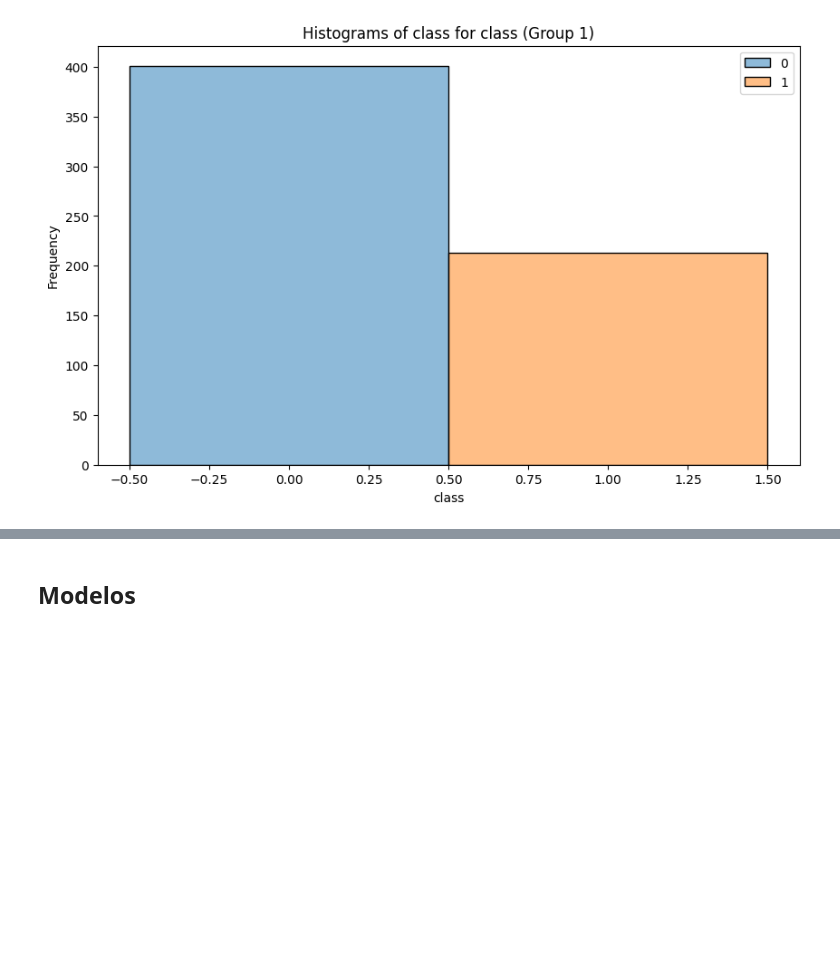
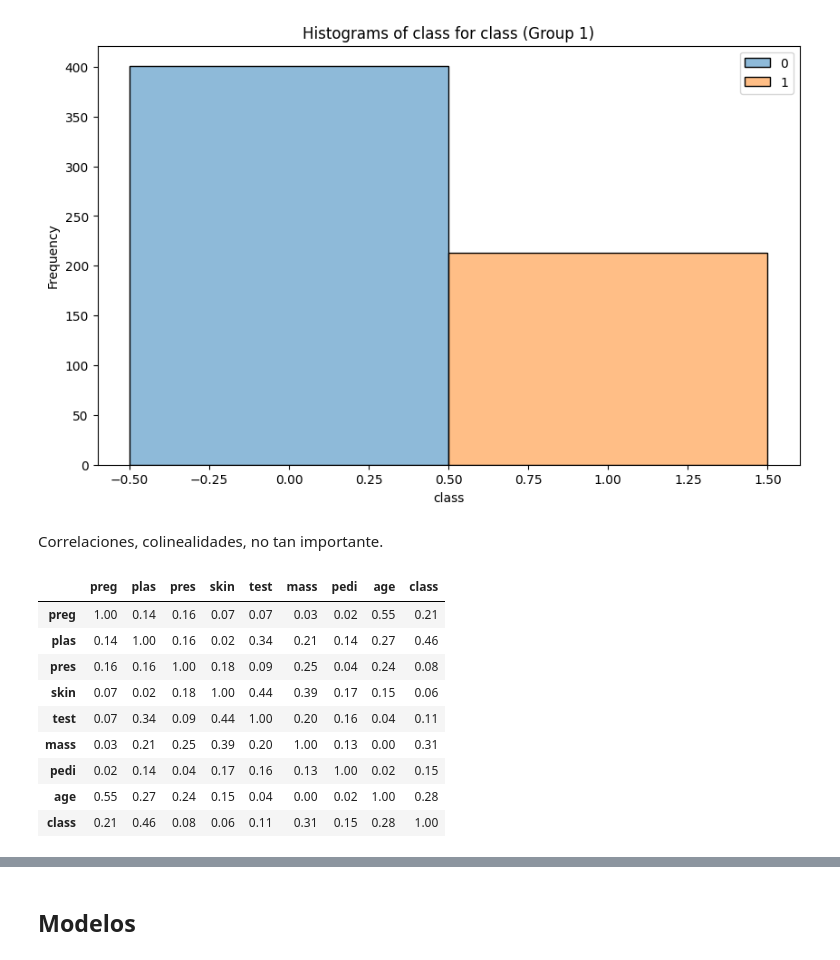
Before and after one commit to MariaRepository/ONLINE_DS_THEBRIDGE_MariaFernandez, a Jupyter notebook: 04_Machine_Learning/Sprint_13/Unidad_02/Practica_Obligatoria/18_Practica_Obligatoria_Ensamblado_de_modelos,_bagging,_boosting,_random_forest_y_gbts.ipynb, the cells around one changed output, grey strips where cells are left out. Cells and saved outputs as stored; diff of their text form; code cells hidden in the pictures; blank space fills up the shorter version.

```diff
--- a/04_Machine_Learning/Sprint_13/Unidad_02/Practica_Obligatoria/18_Practica_Obligatoria_Ensamblado_de_modelos,_bagging,_boosting,_random_forest_y_gbts.ipynb
+++ b/04_Machine_Learning/Sprint_13/Unidad_02/Practica_Obligatoria/18_Practica_Obligatoria_Ensamblado_de_modelos,_bagging,_boosting,_random_forest_y_gbts.ipynb
@@ -164,3 +189,18 @@ for col in features_num:
 [figure]
 [figure]
 [figure]
+# %% [markdown]
+Correlaciones, colinealidades, no tan importante.
+# %%
+np.abs(train_set.corr()).round(2)
+# %% [output]
+|  | preg | plas | pres | skin | test | mass | pedi | age | class |
+| preg | 1.00 | 0.14 | 0.16 | 0.07 | 0.07 | 0.03 | 0.02 | 0.55 | 0.21 |
+| plas | 0.14 | 1.00 | 0.16 | 0.02 | 0.34 | 0.21 | 0.14 | 0.27 | 0.46 |
+| pres | 0.16 | 0.16 | 1.00 | 0.18 | 0.09 | 0.25 | 0.04 | 0.24 | 0.08 |
+| skin | 0.07 | 0.02 | 0.18 | 1.00 | 0.44 | 0.39 | 0.17 | 0.15 | 0.06 |
+| test | 0.07 | 0.34 | 0.09 | 0.44 | 1.00 | 0.20 | 0.16 | 0.04 | 0.11 |
+| mass | 0.03 | 0.21 | 0.25 | 0.39 | 0.20 | 1.00 | 0.13 | 0.00 | 0.31 |
+| pedi | 0.02 | 0.14 | 0.04 | 0.17 | 0.16 | 0.13 | 1.00 | 0.02 | 0.15 |
+| age | 0.55 | 0.27 | 0.24 | 0.15 | 0.04 | 0.00 | 0.02 | 1.00 | 0.28 |
+| class | 0.21 | 0.46 | 0.08 | 0.06 | 0.11 | 0.31 | 0.15 | 0.28 | 1.00 |
```
Also changed, not shown: parts of 5 cells of this notebook, 33 other files.
